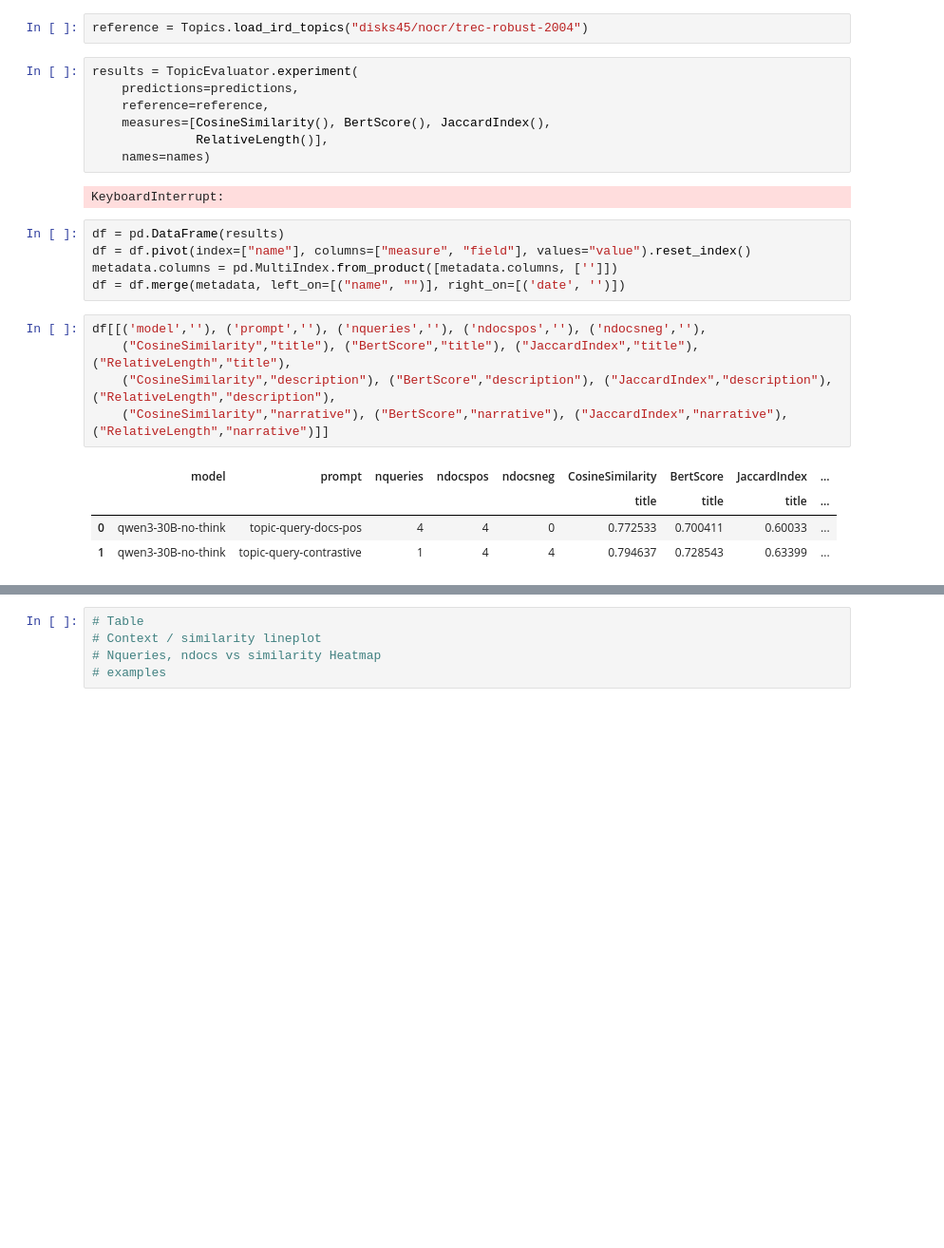
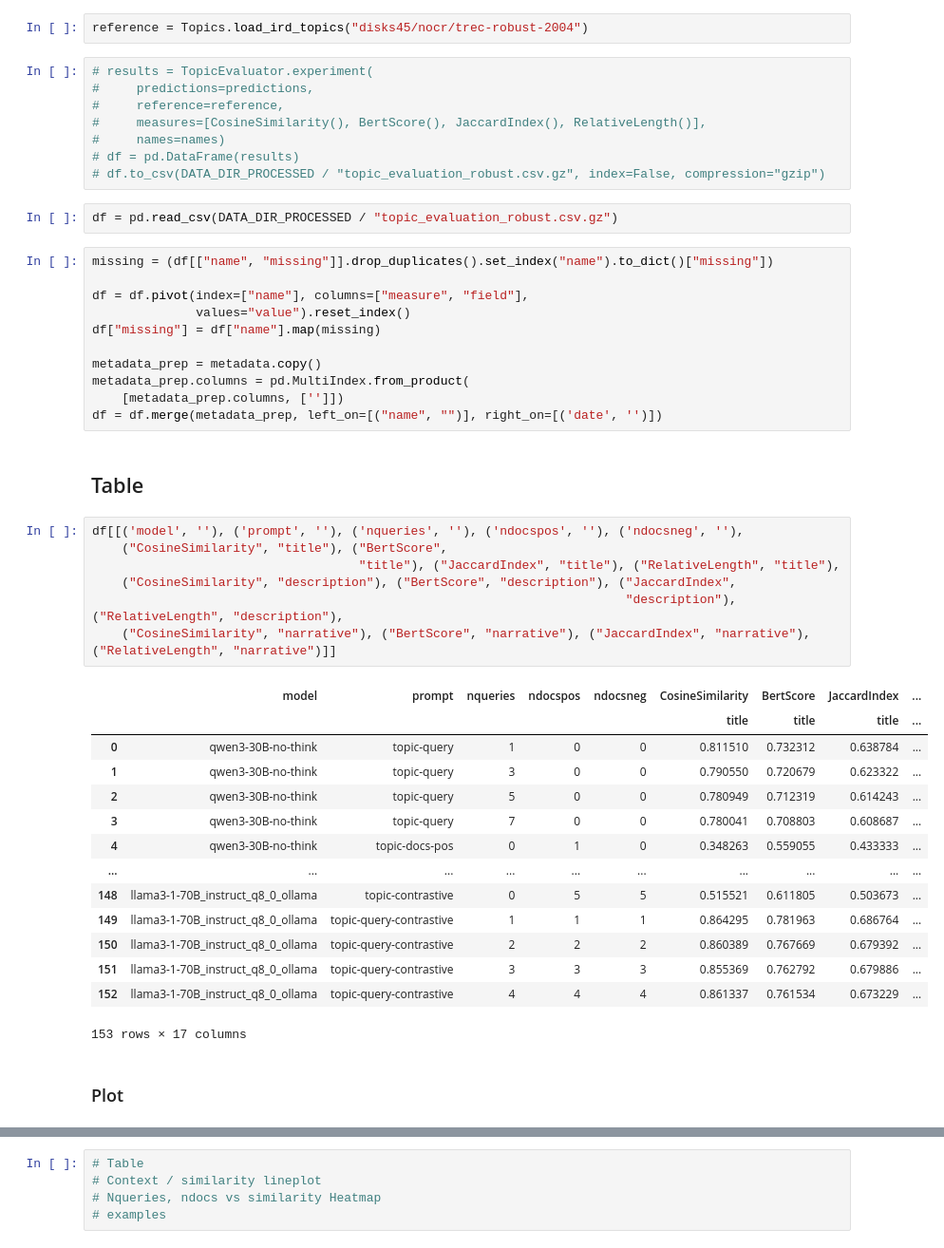
Before and after one commit to irgroup/SIGIR26-Synthesized-Information-Needs, a Jupyter notebook: notebooks/evaluate-topic.ipynb, the cells around one changed output, grey strips where cells are left out. Shown at 95% size. Cells and saved outputs as stored; diff of their text form; blank space fills up the shorter version.

Commit message:
add topic similarity results

```diff
--- a/notebooks/evaluate-topic.ipynb
+++ b/notebooks/evaluate-topic.ipynb
@@ -15,26 +15,49 @@ predictions, names, metadata = load_topics_from_path(BASE_DIR)
 # %%
 reference = Topics.load_ird_topics("disks45/nocr/trec-robust-2004")
 # %%
-results = TopicEvaluator.experiment(
-    predictions=predictions,
-    reference=reference,
-    measures=[CosineSimilarity(), BertScore(), JaccardIndex(),
-              RelativeLength()],
-    names=names)
+# results = TopicEvaluator.experiment(
+#     predictions=predictions,
+#     reference=reference,
+#     measures=[CosineSimilarity(), BertScore(), JaccardIndex(), RelativeLength()],
+#     names=names)
+# df = pd.DataFrame(results)
+# df.to_csv(DATA_DIR_PROCESSED / "topic_evaluation_robust.csv.gz", index=False, compression="gzip")
-# %% [output]
-KeyboardInterrupt:
+# %%
+df = pd.read_csv(DATA_DIR_PROCESSED / "topic_evaluation_robust.csv.gz")
 # %%
-df = pd.DataFrame(results)
-df = df.pivot(index=["name"], columns=["measure", "field"], values="value").reset_index()
-metadata.columns = pd.MultiIndex.from_product([metadata.columns, ['']])
-df = df.merge(metadata, left_on=[("name", "")], right_on=[('date', '')])
+missing = (df[["name", "missing"]].drop_duplicates().set_index("name").to_dict()["missing"])
+
+df = df.pivot(index=["name"], columns=["measure", "field"],
+              values="value").reset_index()
+df["missing"] = df["name"].map(missing)
+
+metadata_prep = metadata.copy()
+metadata_prep.columns = pd.MultiIndex.from_product(
+    [metadata_prep.columns, ['']])
+df = df.merge(metadata_prep, left_on=[("name", "")], right_on=[('date', '')])
+# %% [markdown]
+## Table
 # %%
-df[[('model',''), ('prompt',''), ('nqueries',''), ('ndocspos',''), ('ndocsneg',''),
-    ("CosineSimilarity","title"), ("BertScore","title"), ("JaccardIndex","title"), ("RelativeLength","title"),
-    ("CosineSimilarity","description"), ("BertScore","description"), ("JaccardIndex","description"), ("RelativeLength","description"),
-    ("CosineSimilarity","narrative"), ("BertScore","narrative"), ("JaccardIndex","narrative"), ("RelativeLength","narrative")]]
+df[[('model', ''), ('prompt', ''), ('nqueries', ''), ('ndocspos', ''), ('ndocsneg', ''),
+    ("CosineSimilarity", "title"), ("BertScore",
+                                    "title"), ("JaccardIndex", "title"), ("RelativeLength", "title"),
+    ("CosineSimilarity", "description"), ("BertScore", "description"), ("JaccardIndex",
+                                                                        "description"), ("RelativeLength", "description"),
+    ("CosineSimilarity", "narrative"), ("BertScore", "narrative"), ("JaccardIndex", "narrative"), ("RelativeLength", "narrative")]]
 # %% [output]
 |  | model | prompt | nqueries | ndocspos | ndocsneg | CosineSimilarity | BertScore | JaccardIndex | ... |
 |  |  |  |  |  |  | title | title | title | ... |
-| 0 | qwen3-30B-no-think | topic-query-docs-pos | 4 | 4 | 0 | 0.772533 | 0.700411 | 0.60033 | ... |
-| 1 | qwen3-30B-no-think | topic-query-contrastive | 1 | 4 | 4 | 0.794637 | 0.728543 | 0.63399 | ... |
+| 0 | qwen3-30B-no-think | topic-query | 1 | 0 | 0 | 0.811510 | 0.732312 | 0.638784 | ... |
+| 1 | qwen3-30B-no-think | topic-query | 3 | 0 | 0 | 0.790550 | 0.720679 | 0.623322 | ... |
+| 2 | qwen3-30B-no-think | topic-query | 5 | 0 | 0 | 0.780949 | 0.712319 | 0.614243 | ... |
+| 3 | qwen3-30B-no-think | topic-query | 7 | 0 | 0 | 0.780041 | 0.708803 | 0.608687 | ... |
+| 4 | qwen3-30B-no-think | topic-docs-pos | 0 | 1 | 0 | 0.348263 | 0.559055 | 0.433333 | ... |
+| ... | ... | ... | ... | ... | ... | ... | ... | ... | ... |
+| 148 | llama3-1-70B_instruct_q8_0_ollama | topic-contrastive | 0 | 5 | 5 | 0.515521 | 0.611805 | 0.503673 | ... |
+| 149 | llama3-1-70B_instruct_q8_0_ollama | topic-query-contrastive | 1 | 1 | 1 | 0.864295 | 0.781963 | 0.686764 | ... |
+| 150 | llama3-1-70B_instruct_q8_0_ollama | topic-query-contrastive | 2 | 2 | 2 | 0.860389 | 0.767669 | 0.679392 | ... |
+| 151 | llama3-1-70B_instruct_q8_0_ollama | topic-query-contrastive | 3 | 3 | 3 | 0.855369 | 0.762792 | 0.679886 | ... |
+| 152 | llama3-1-70B_instruct_q8_0_ollama | topic-query-contrastive | 4 | 4 | 4 | 0.861337 | 0.761534 | 0.673229 | ... |
+153 rows × 17 columns
+# %% [markdown]
+### Plot
```
Also changed, not shown: parts of 11 cells of this notebook, 1 other file.
